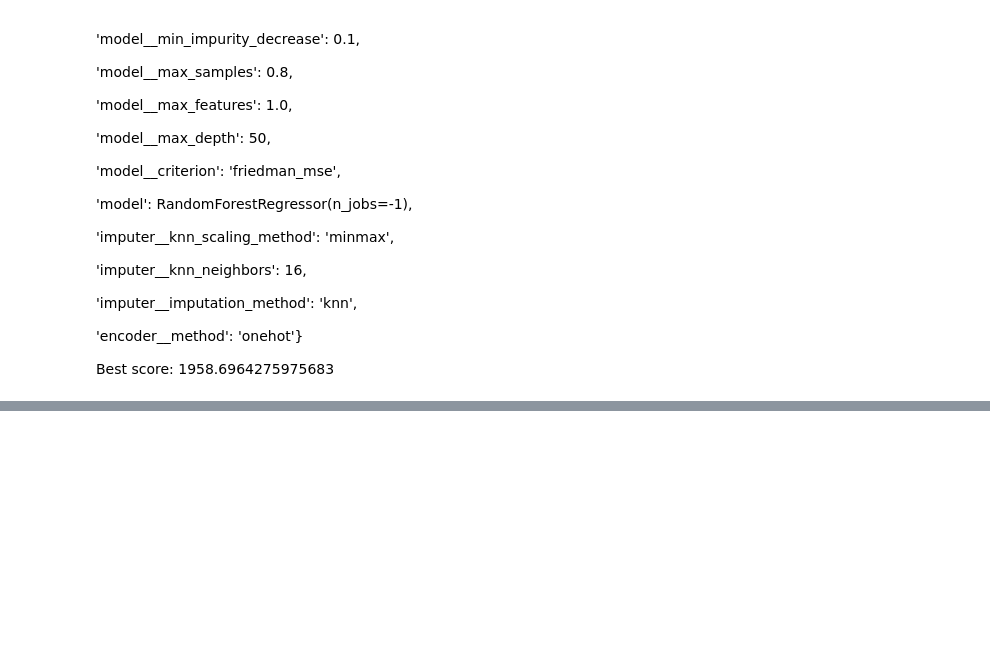
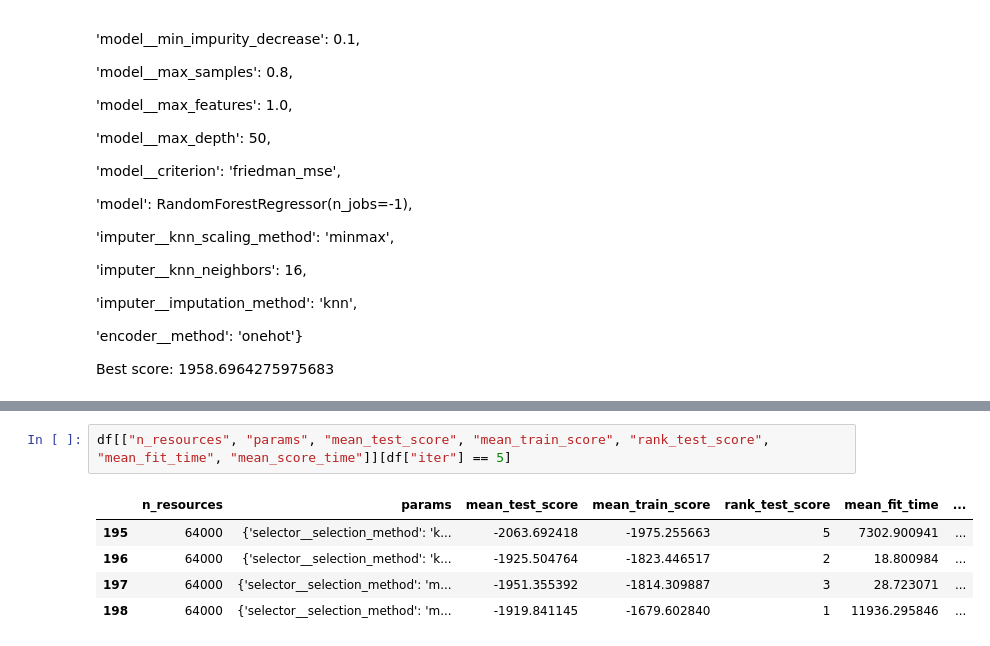
Before and after one commit to andrerangelferreira/ML_Project_Group42, a Jupyter notebook: notebooks_2nd_delivery/1.Models_Lab.ipynb, the cells around one changed output, grey strips where cells are left out. Cells and saved outputs as stored; diff of their text form; blank space fills up the shorter version.

```diff
--- a/notebooks_2nd_delivery/1.Models_Lab.ipynb
+++ b/notebooks_2nd_delivery/1.Models_Lab.ipynb
@@ -515,0 +557,8 @@ array([18214.59726606, 19436.74635258, 19363.97846042, ...,
+# %%
+df[["n_resources", "params", "mean_test_score", "mean_train_score", "rank_test_score", "mean_fit_time", "mean_score_time"]][df["iter"] == 5]
+# %% [output]
+|  | n_resources | params | mean_test_score | mean_train_score | rank_test_score | mean_fit_time | ... |
+| 195 | 64000 | {'selector__selection_method': 'k... | -2063.692418 | -1975.255663 | 5 | 7302.900941 | ... |
+| 196 | 64000 | {'selector__selection_method': 'k... | -1925.504764 | -1823.446517 | 2 | 18.800984 | ... |
+| 197 | 64000 | {'selector__selection_method': 'm... | -1951.355392 | -1814.309887 | 3 | 28.723071 | ... |
+| 198 | 64000 | {'selector__selection_method': 'm... | -1919.841145 | -1679.602840 | 1 | 11936.295846 | ... |
```
Also changed, not shown: parts of 11 cells of this notebook, 2 other files.
